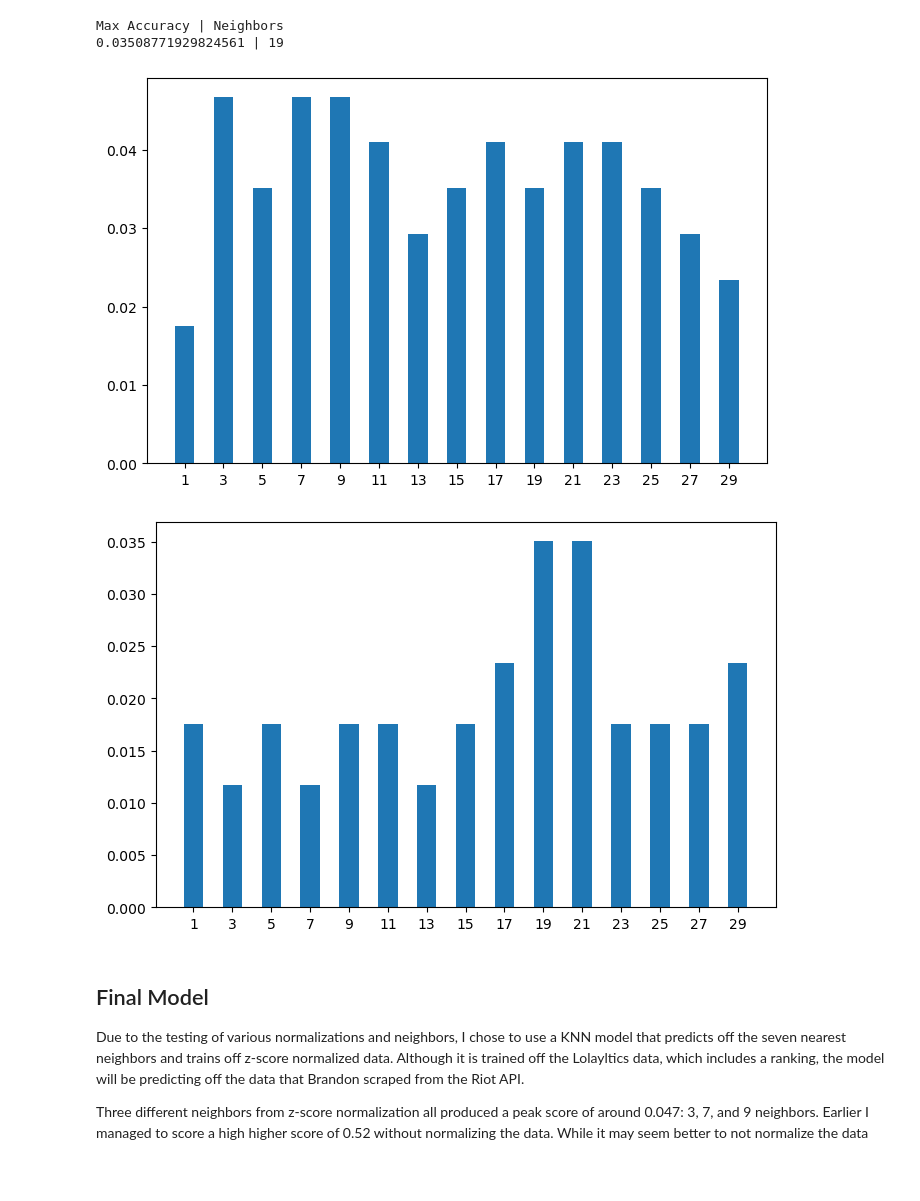
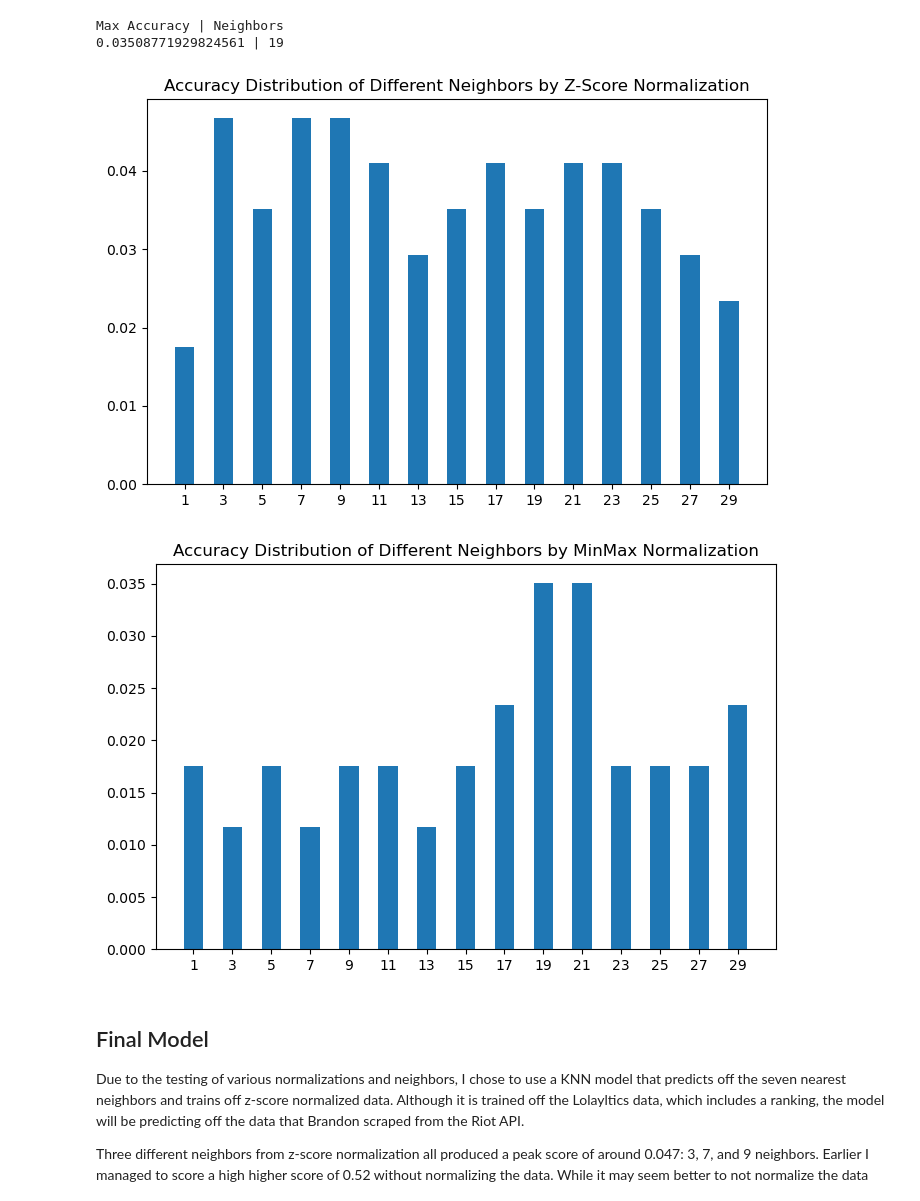
Before and after one commit to Brandonlee-2002/cs171_league_analysts_in_training, a Jupyter notebook: Models/KNNTierlist.ipynb, the cells around one changed output. Saved outputs shown, nothing was run; the diff lists cells and outputs as text; code cells hidden in the pictures; blank space fills up the shorter version.

```diff
--- a/Models/KNNTierlist.ipynb
+++ b/Models/KNNTierlist.ipynb
@@ -126,15 +126,17 @@ Max Accuracy | Neighbors
 # %%
 plt.figure(figsize=(8,5))
 plt.bar(x = meanstd_scores['neighbors'], height = meanstd_scores['accuracy'], width = 1)
+plt.title('Accuracy Distribution of Different Neighbors by Z-Score Normalization')
 plt.xticks(ticks = meanstd_scores['neighbors']);
 # %% [output]
-[figure, old version]
+[figure, new version]
 # %%
 plt.figure(figsize=(8,5))
 plt.bar(x = minmax_scores['neighbors'], height = minmax_scores['accuracy'], width = 1)
+plt.title('Accuracy Distribution of Different Neighbors by MinMax Normalization')
 plt.xticks(ticks = minmax_scores['neighbors']);
 # %% [output]
-[figure, old version]
+[figure, new version]
 # %% [markdown]
 ## Final Model
 Due to the testing of various normalizations and neighbors, I chose to use a KNN model that predicts off the seven nearest neighbors and trains off z-score normalized data. Although it is trained off the Lolayltics data, which includes a ranking, the model will be predicting off the data that Brandon scraped from the Riot API.
```
Also changed, not shown: parts of 3 cells of this notebook, 20 other files.
